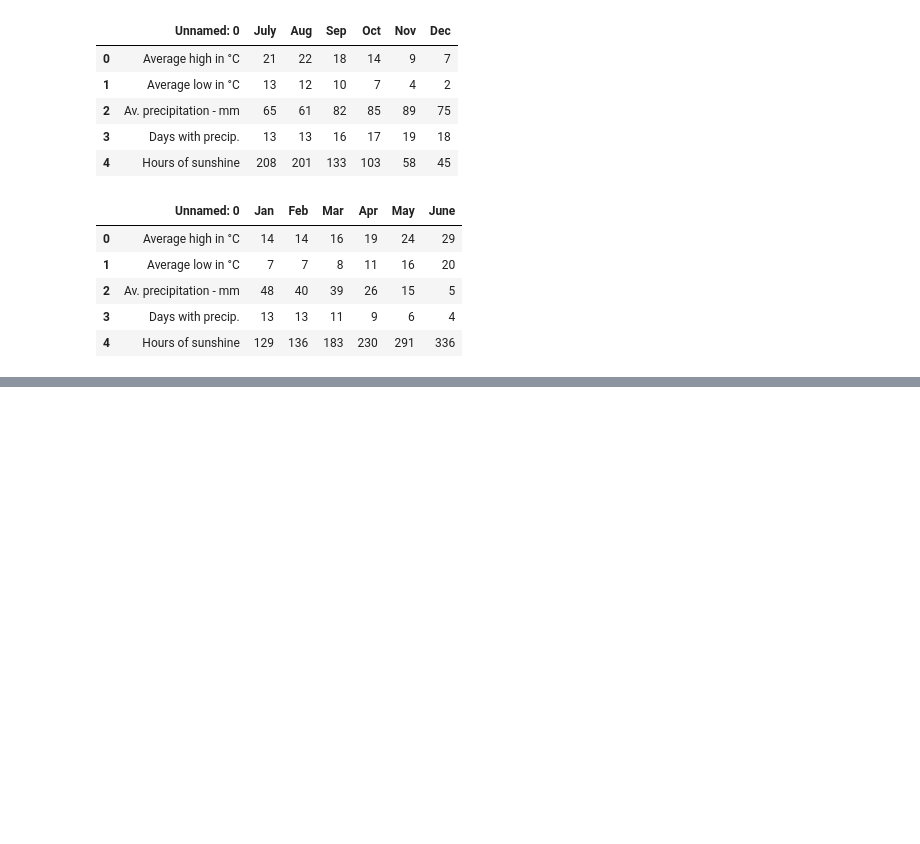
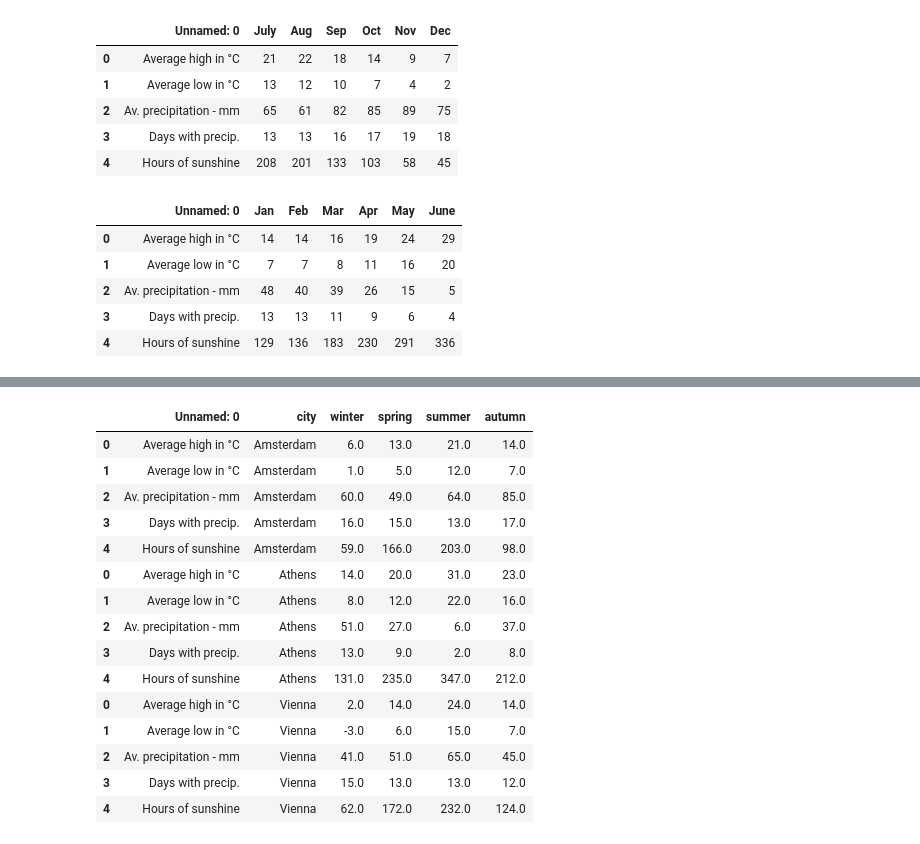
Before and after one commit to robertbozsik/city-recommender, a Jupyter notebook: notebooks/Scraping_climatedata.ipynb, the cells around one changed output, grey strips where cells are left out. Cells and saved outputs as stored; diff of their text form; code cells hidden in the pictures; blank space fills up the shorter version.

```diff
--- a/notebooks/Scraping_climatedata.ipynb
+++ b/notebooks/Scraping_climatedata.ipynb
@@ -53,0 +198,33 @@ athens2
+# %%
+def get_season_avg(df):
+    season_dict = {"winter": ["Dec", "Jan", "Feb"],
+                   "spring": ["Mar", "Apr", "May"],
+                   "summer": ["June", "July", "Aug"],
+                   "autumn": ["Sep", "Oct", "Nov"],
+                   }
+
+    for season, month in season_dict.items():
+        # Get winter averages
+        df[season] = round((df[month[0]] + df[month[1]] + df[month[2]]) / 3)
+        df = df.drop(df[month], axis=1)
+
+    return df
+# %%
+get_season_avg(test_weather)
+# %% [output]
+|  | Unnamed: 0 | city | winter | spring | summer | autumn |
+| 0 | Average high in °C | Amsterdam | 6.0 | 13.0 | 21.0 | 14.0 |
+| 1 | Average low in °C | Amsterdam | 1.0 | 5.0 | 12.0 | 7.0 |
+| 2 | Av. precipitation - mm | Amsterdam | 60.0 | 49.0 | 64.0 | 85.0 |
+| 3 | Days with precip. | Amsterdam | 16.0 | 15.0 | 13.0 | 17.0 |
+| 4 | Hours of sunshine | Amsterdam | 59.0 | 166.0 | 203.0 | 98.0 |
+| 0 | Average high in °C | Athens | 14.0 | 20.0 | 31.0 | 23.0 |
+| 1 | Average low in °C | Athens | 8.0 | 12.0 | 22.0 | 16.0 |
+| 2 | Av. precipitation - mm | Athens | 51.0 | 27.0 | 6.0 | 37.0 |
+| 3 | Days with precip. | Athens | 13.0 | 9.0 | 2.0 | 8.0 |
+| 4 | Hours of sunshine | Athens | 131.0 | 235.0 | 347.0 | 212.0 |
+| 0 | Average high in °C | Vienna | 2.0 | 14.0 | 24.0 | 14.0 |
+| 1 | Average low in °C | Vienna | -3.0 | 6.0 | 15.0 | 7.0 |
+| 2 | Av. precipitation - mm | Vienna | 41.0 | 51.0 | 65.0 | 45.0 |
+| 3 | Days with precip. | Vienna | 15.0 | 13.0 | 13.0 | 12.0 |
+| 4 | Hours of sunshine | Vienna | 62.0 | 172.0 | 232.0 | 124.0 |
```
Also changed, not shown: parts of 26 cells of this notebook, 1 other file.
